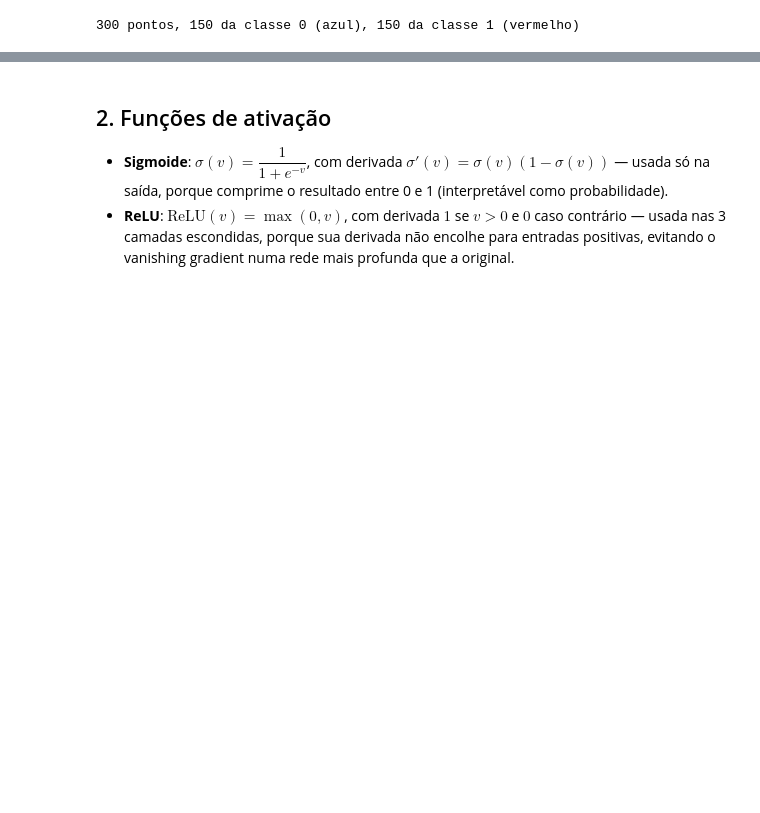
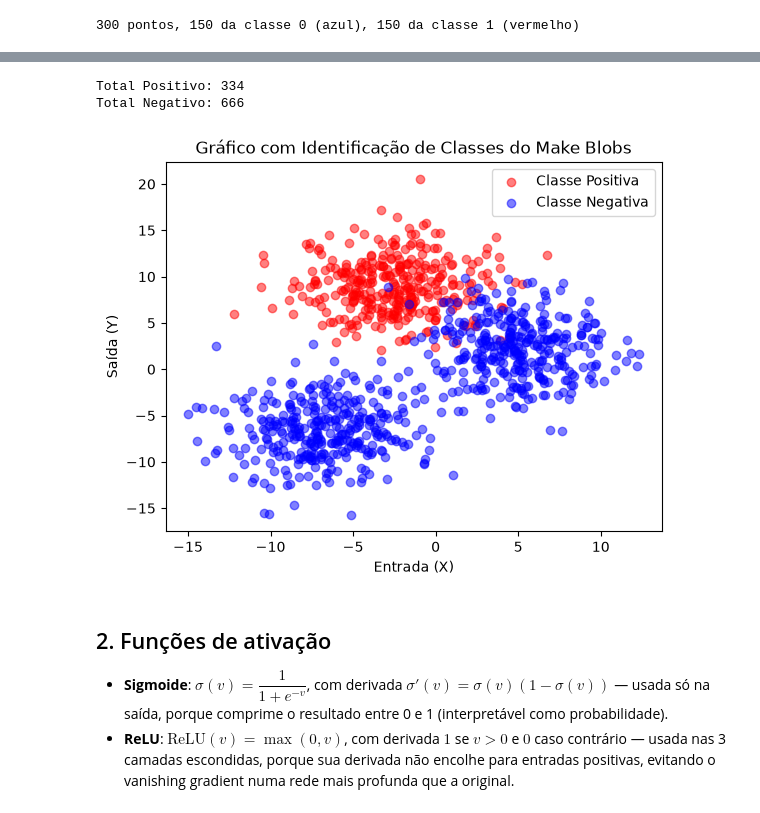
Before and after one commit to brpaulobrandao/projeto_rede_neural, a Jupyter notebook: rede_neural.ipynb, the cells around one changed output, grey strips where cells are left out. Cells and saved outputs as stored; diff of their text form; code cells hidden in the pictures; blank space fills up the shorter version.

Commit message:
refact: Adiciona célula que gera a base de dados blobs

```diff
--- a/rede_neural.ipynb
+++ b/rede_neural.ipynb
@@ -68,3 +76,42 @@ Matplotlib is building the font cache; this may take a moment.
+# %%
+import numpy as np
+import matplotlib.pyplot as plt
+from sklearn.datasets import make_blobs
+
+# 1. Gerar os dados
+X, Y = make_blobs(n_samples=1000, centers=3, n_features=2, random_state=42, cluster_std=3.0)
+
+# 2. Binarização: 1 se for classe 0; 0 caso contrário
+Y = np.where(Y == 0, 1, 0)
+
+# Configurações do gráfico
+plt.title('Gráfico com Identificação de Classes do Make Blobs')
+plt.xlabel('Entrada (X)')
+plt.ylabel('Saída (Y)')
+
+# 3. Separar e plotar a Classe Negativa (Y == 0)
+plt.scatter(
+    X[Y == 1, 0], X[Y == 1, 1],
+    label='Classe Positiva', c='red', alpha=0.5
+)
+
+# 4. Separar e plotar a Classe Positiva (Y == 1)
+plt.scatter(
+    X[Y == 0, 0], X[Y == 0, 1],
+    label='Classe Negativa', c='blue', alpha=0.5
+)
+
+# 5. legenda
+plt.legend(loc='upper right')
+
+# Exibir os prints e o gráfico
+print("Total Positivo:", np.sum(Y == 1))
+print("Total Negativo:", np.sum(Y == 0))
+plt.show()
+# %% [output]
+Total Positivo: 334
+Total Negativo: 666
+[figure, added]
 # %% [markdown]
 ## 2. Funções de ativação
 
```
Also changed, not shown: parts of 1 cell of this notebook.
